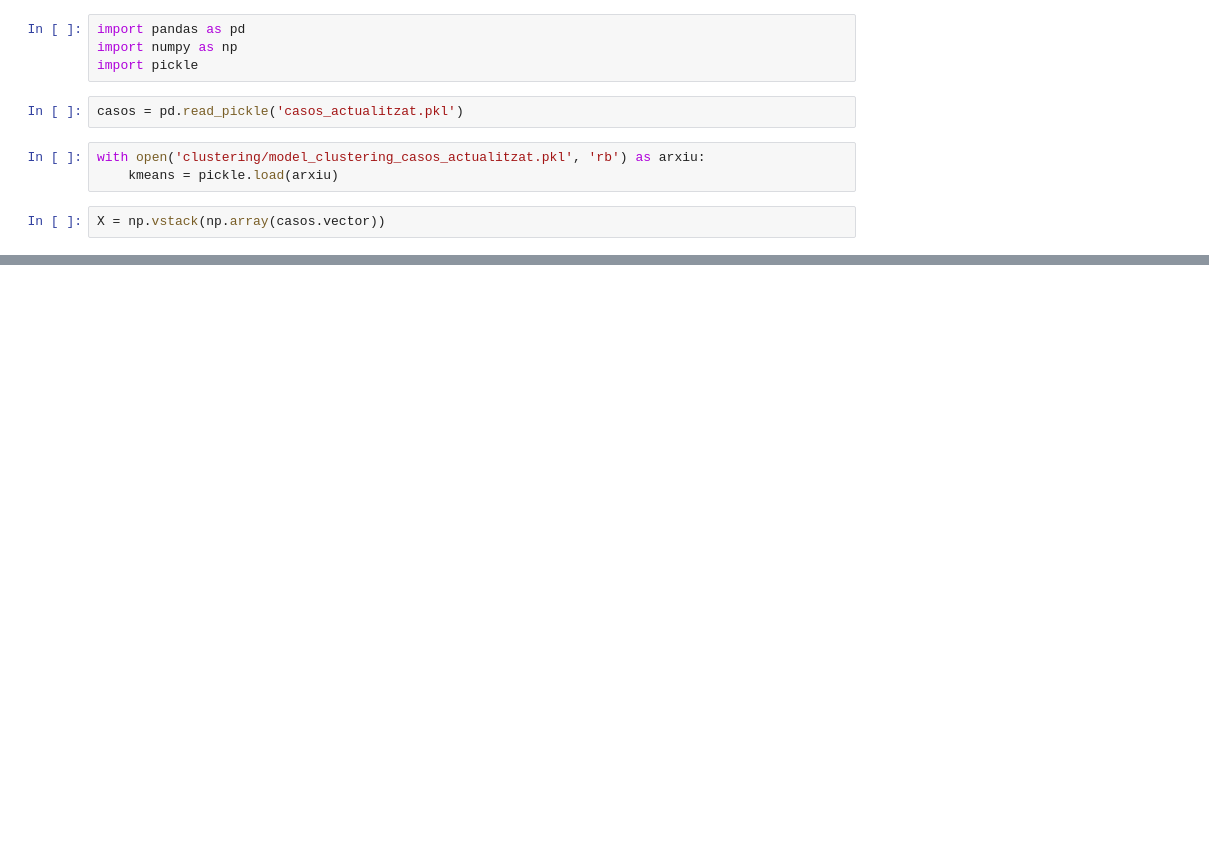
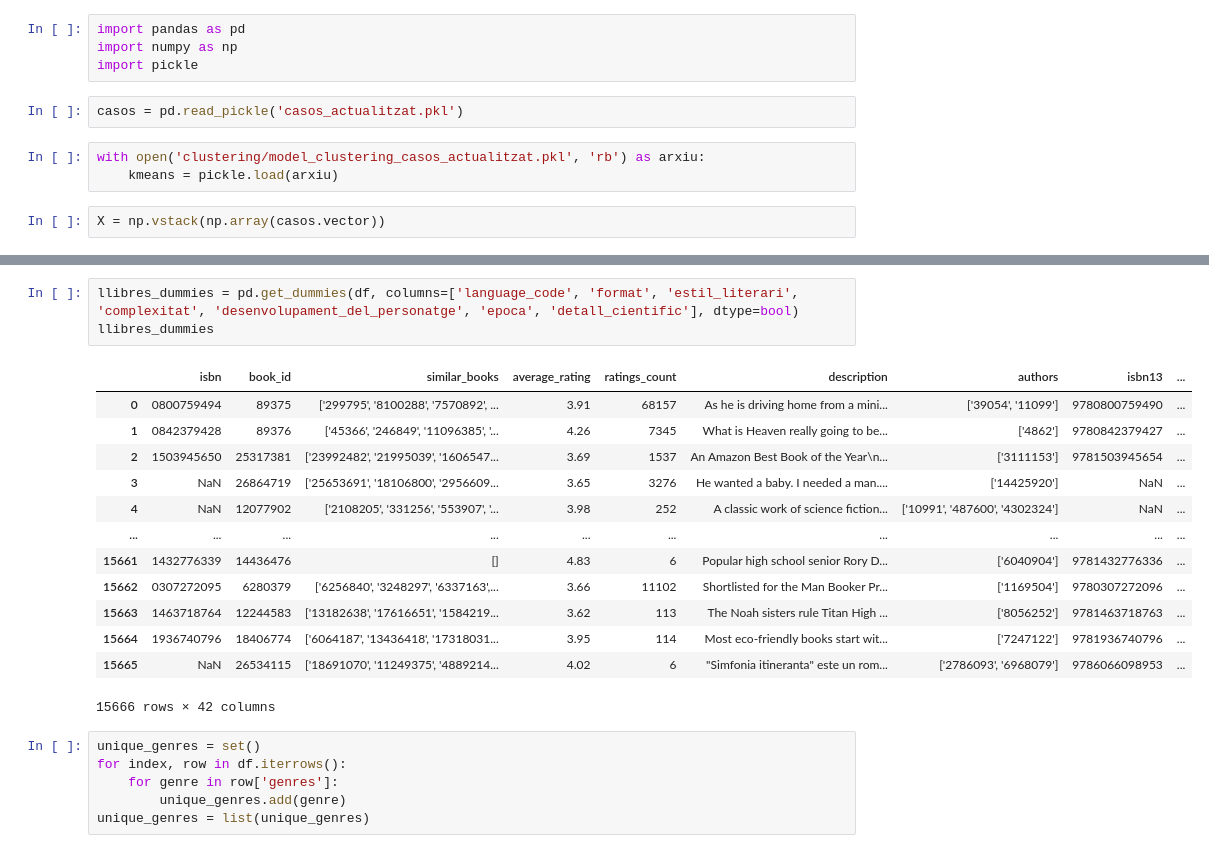
Before and after one commit to oliviapuig/SBC_practica, a Jupyter notebook: data/dades_actualitzades.ipynb, the cells around one changed output, grey strips where cells are left out. Cells and saved outputs as stored; diff of their text form; blank space fills up the shorter version.

```diff
--- a/data/dades_actualitzades.ipynb
+++ b/data/dades_actualitzades.ipynb
@@ -33,0 +61,23 @@ plt.savefig('../plots/kmeans_pca_casos_actualitzat.png')
+# %%
+llibres_dummies = pd.get_dummies(df, columns=['language_code', 'format', 'estil_literari', 'complexitat', 'desenvolupament_del_personatge', 'epoca', 'detall_cientific'], dtype=bool)
+llibres_dummies
+# %% [output]
+|  | isbn | book_id | similar_books | average_rating | ratings_count | description | authors | isbn13 | ... |
+| 0 | 0800759494 | 89375 | ['299795', '8100288', '7570892', ... | 3.91 | 68157 | As he is driving home from a mini... | ['39054', '11099'] | 9780800759490 | ... |
+| 1 | 0842379428 | 89376 | ['45366', '246849', '11096385', '... | 4.26 | 7345 | What is Heaven really going to be... | ['4862'] | 9780842379427 | ... |
+| 2 | 1503945650 | 25317381 | ['23992482', '21995039', '1606547... | 3.69 | 1537 | An Amazon Best Book of the Year\n... | ['3111153'] | 9781503945654 | ... |
+| 3 | NaN | 26864719 | ['25653691', '18106800', '2956609... | 3.65 | 3276 | He wanted a baby. I needed a man.... | ['14425920'] | NaN | ... |
+| 4 | NaN | 12077902 | ['2108205', '331256', '553907', '... | 3.98 | 252 | A classic work of science fiction... | ['10991', '487600', '4302324'] | NaN | ... |
+| ... | ... | ... | ... | ... | ... | ... | ... | ... | ... |
+| 15661 | 1432776339 | 14436476 | [] | 4.83 | 6 | Popular high school senior Rory D... | ['6040904'] | 9781432776336 | ... |
+| 15662 | 0307272095 | 6280379 | ['6256840', '3248297', '6337163',... | 3.66 | 11102 | Shortlisted for the Man Booker Pr... | ['1169504'] | 9780307272096 | ... |
+| 15663 | 1463718764 | 12244583 | ['13182638', '17616651', '1584219... | 3.62 | 113 | The Noah sisters rule Titan High ... | ['8056252'] | 9781463718763 | ... |
+| 15664 | 1936740796 | 18406774 | ['6064187', '13436418', '17318031... | 3.95 | 114 | Most eco-friendly books start wit... | ['7247122'] | 9781936740796 | ... |
+| 15665 | NaN | 26534115 | ['18691070', '11249375', '4889214... | 4.02 | 6 | "Simfonia itineranta" este un rom... | ['2786093', '6968079'] | 9786066098953 | ... |
+15666 rows × 42 columns
+# %%
+unique_genres = set()
+for index, row in df.iterrows():
+    for genre in row['genres']:
+        unique_genres.add(genre)
+unique_genres = list(unique_genres)
```
Also changed, not shown: parts of 11 cells of this notebook.
